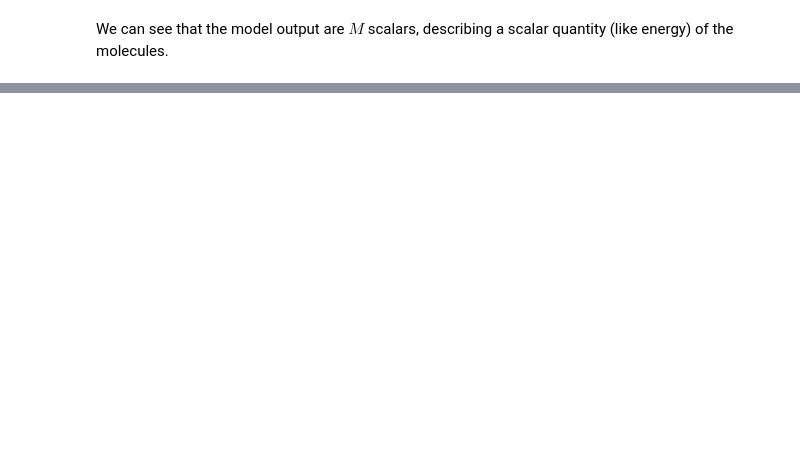
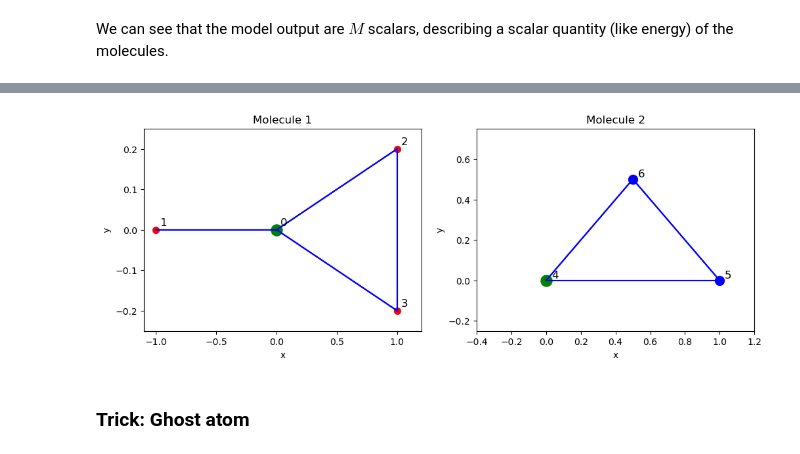
Before and after one commit to jannisdemel/TensorNet, a Jupyter notebook: Tutorial_TensorNet.ipynb, the cells around one changed output, grey strips where cells are left out. Drawn from its saved outputs; the diff is of its cells as text; code cells hidden in the pictures; blank space fills up the shorter version.

```diff
--- a/Tutorial_TensorNet.ipynb
+++ b/Tutorial_TensorNet.ipynb
@@ -72,0 +87,16 @@ We can see that the model output are $M$ scalars, describing a scalar quantity (
+# %%
+# we cant acces the output directly, so we have to calculate it explicitly
+from torchmdnet.models.utils import OptimizedDistance
+# define distance object
+distance = OptimizedDistance(
+    hyperparams['cutoff_lower'],
+    hyperparams['cutoff_upper'],
+    max_num_pairs=-hyperparams['max_num_neighbors'],
+    return_vecs=True,
+    loop=True,
+    check_errors=hyperparams['check_errors'],
+    resize_to_fit= not hyperparams['static_shapes'],
+    box=None,
+    long_edge_index=True)
+# create graph
+edge_index, edge_weight, edge_vec = distance(pos=batch_input.pos, batch=batch_input.batch)
@@ -72,0 +127,29 @@ We can see that the model output are $M$ scalars, describing a scalar quantity (
+# %%
+# plot the two molecules
+fig, ax = plt.subplots(1,2, figsize=(12,4))
+colors = ['r', 'b', 'g']
+for n, (atom, mol, ind)  in enumerate(zip(pos, batch, atom_ind)):
+    ax[mol].scatter(atom[0], atom[1], c=colors[ind], s=50*(ind+1))
+    ax[mol].text(atom[0]+0.03, atom[1]+0.01, str(n), color='black', fontsize=12)
+ax[0].set_title('Molecule 1')
+ax[1].set_title('Molecule 2')
+ax[0].set_xlabel('x')
+ax[0].set_ylabel('y')
+ax[1].set_xlabel('x')
+ax[1].set_ylabel('y')
+ax[0].set_ylim(-0.25, 0.25)
+ax[0].set_xlim(-1.1, 1.2)
+ax[1].set_ylim(-0.25, 0.75)
+ax[1].set_xlim(-0.4, 1.2)
+# add edges
+for edge, start, end in zip(edge_vec, edge_index[0], edge_index[1]):
+    # only take existing edges that are not self loops
+    if np.linalg.norm(edge.numpy())>0:
+        start_point = pos[start.numpy()]
+        end_point = pos[end.numpy()]
+        axis = ax[batch[start.numpy()]]
+        axis.plot([start_point[0], end_point[0]], [start_point[1], end_point[1]], 'b-')
+# %% [output]
+[figure, added]
+# %% [markdown]
+### Trick: Ghost atom
```
Also changed, not shown: parts of 13 cells of this notebook, 1 other file.
